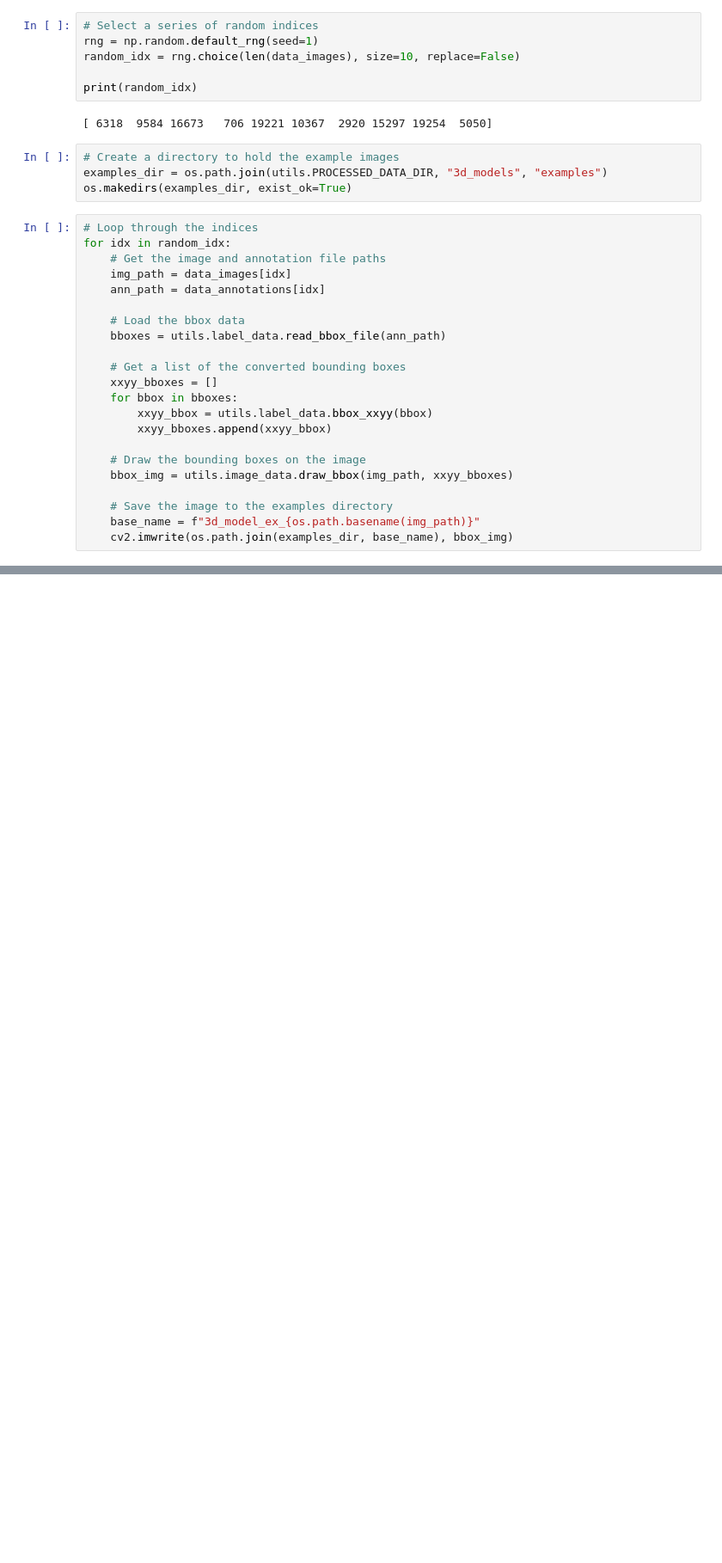
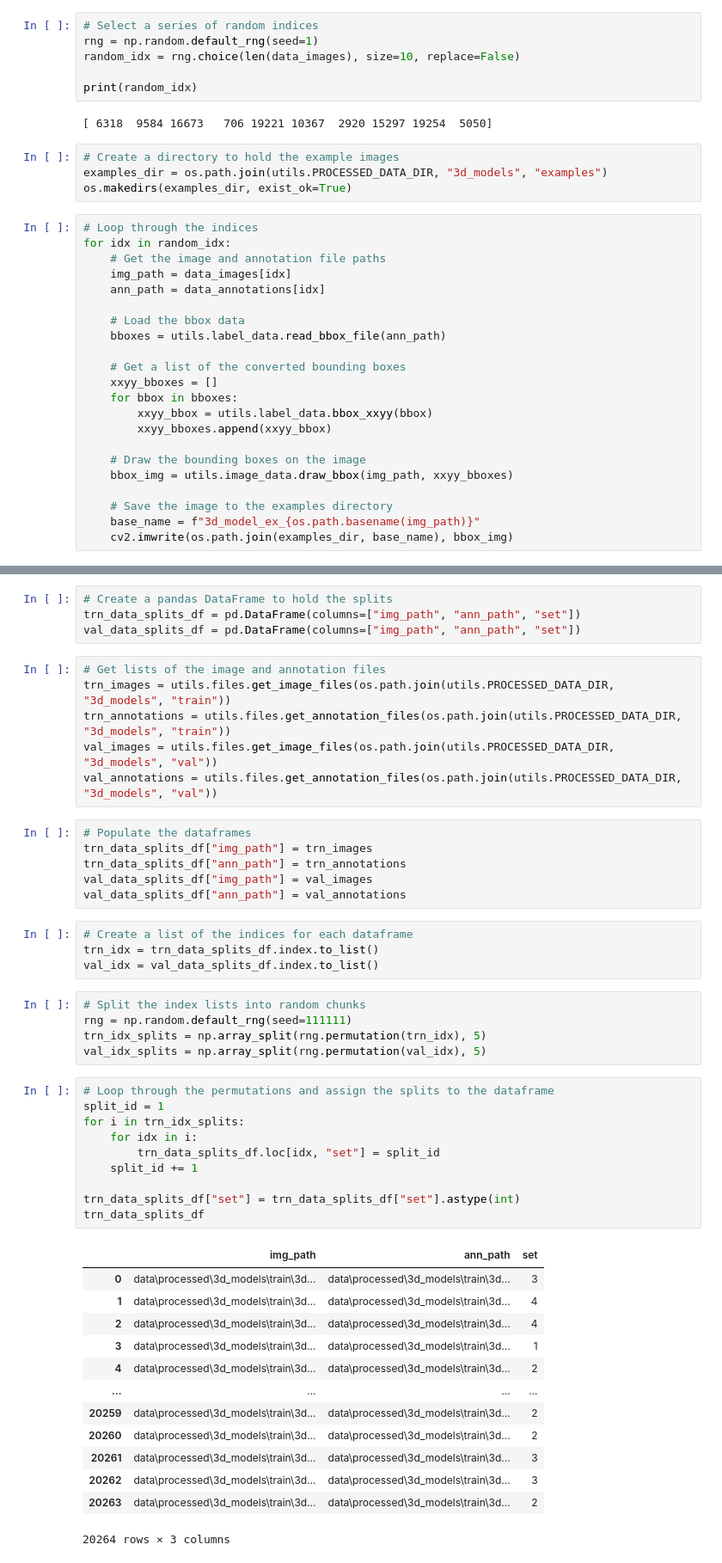
Before and after one commit to amswanson333/synthetic-data-for-object-detection, a Jupyter notebook: 5a_synthetic_data_gen.ipynb, the cells around one changed output, grey strips where cells are left out. Shown at 86% size. Cells and saved outputs as stored; diff of their text form; blank space fills up the shorter version.

Commit message:
added repeatable data splits for data blends

```diff
--- a/5a_synthetic_data_gen.ipynb
+++ b/5a_synthetic_data_gen.ipynb
@@ -530,0 +565,49 @@ for idx in random_idx:
+# %%
+# Create a pandas DataFrame to hold the splits
+trn_data_splits_df = pd.DataFrame(columns=["img_path", "ann_path", "set"])
+val_data_splits_df = pd.DataFrame(columns=["img_path", "ann_path", "set"])
+# %%
+# Get lists of the image and annotation files
+trn_images = utils.files.get_image_files(os.path.join(utils.PROCESSED_DATA_DIR, "3d_models", "train"))
+trn_annotations = utils.files.get_annotation_files(os.path.join(utils.PROCESSED_DATA_DIR, "3d_models", "train"))
+val_images = utils.files.get_image_files(os.path.join(utils.PROCESSED_DATA_DIR, "3d_models", "val"))
+val_annotations = utils.files.get_annotation_files(os.path.join(utils.PROCESSED_DATA_DIR, "3d_models", "val"))
+# %%
+# Populate the dataframes
+trn_data_splits_df["img_path"] = trn_images
+trn_data_splits_df["ann_path"] = trn_annotations
+val_data_splits_df["img_path"] = val_images
+val_data_splits_df["ann_path"] = val_annotations
+# %%
+# Create a list of the indices for each dataframe
+trn_idx = trn_data_splits_df.index.to_list()
+val_idx = val_data_splits_df.index.to_list()
+# %%
+# Split the index lists into random chunks
+rng = np.random.default_rng(seed=111111)
+trn_idx_splits = np.array_split(rng.permutation(trn_idx), 5)
+val_idx_splits = np.array_split(rng.permutation(val_idx), 5)
+# %%
+# Loop through the permutations and assign the splits to the dataframe
+split_id = 1
+for i in trn_idx_splits:
+    for idx in i:
+        trn_data_splits_df.loc[idx, "set"] = split_id
+    split_id += 1
+
+trn_data_splits_df["set"] = trn_data_splits_df["set"].astype(int)
+trn_data_splits_df
+# %% [output]
+|  | img_path | ann_path | set |
+| 0 | data\processed\3d_models\train\3d... | data\processed\3d_models\train\3d... | 3 |
+| 1 | data\processed\3d_models\train\3d... | data\processed\3d_models\train\3d... | 4 |
+| 2 | data\processed\3d_models\train\3d... | data\processed\3d_models\train\3d... | 4 |
+| 3 | data\processed\3d_models\train\3d... | data\processed\3d_models\train\3d... | 1 |
+| 4 | data\processed\3d_models\train\3d... | data\processed\3d_models\train\3d... | 2 |
+| ... | ... | ... | ... |
+| 20259 | data\processed\3d_models\train\3d... | data\processed\3d_models\train\3d... | 2 |
+| 20260 | data\processed\3d_models\train\3d... | data\processed\3d_models\train\3d... | 2 |
+| 20261 | data\processed\3d_models\train\3d... | data\processed\3d_models\train\3d... | 3 |
+| 20262 | data\processed\3d_models\train\3d... | data\processed\3d_models\train\3d... | 3 |
+| 20263 | data\processed\3d_models\train\3d... | data\processed\3d_models\train\3d... | 2 |
+20264 rows × 3 columns
```
Also changed, not shown: parts of 7 cells of this notebook, 1 other file.
